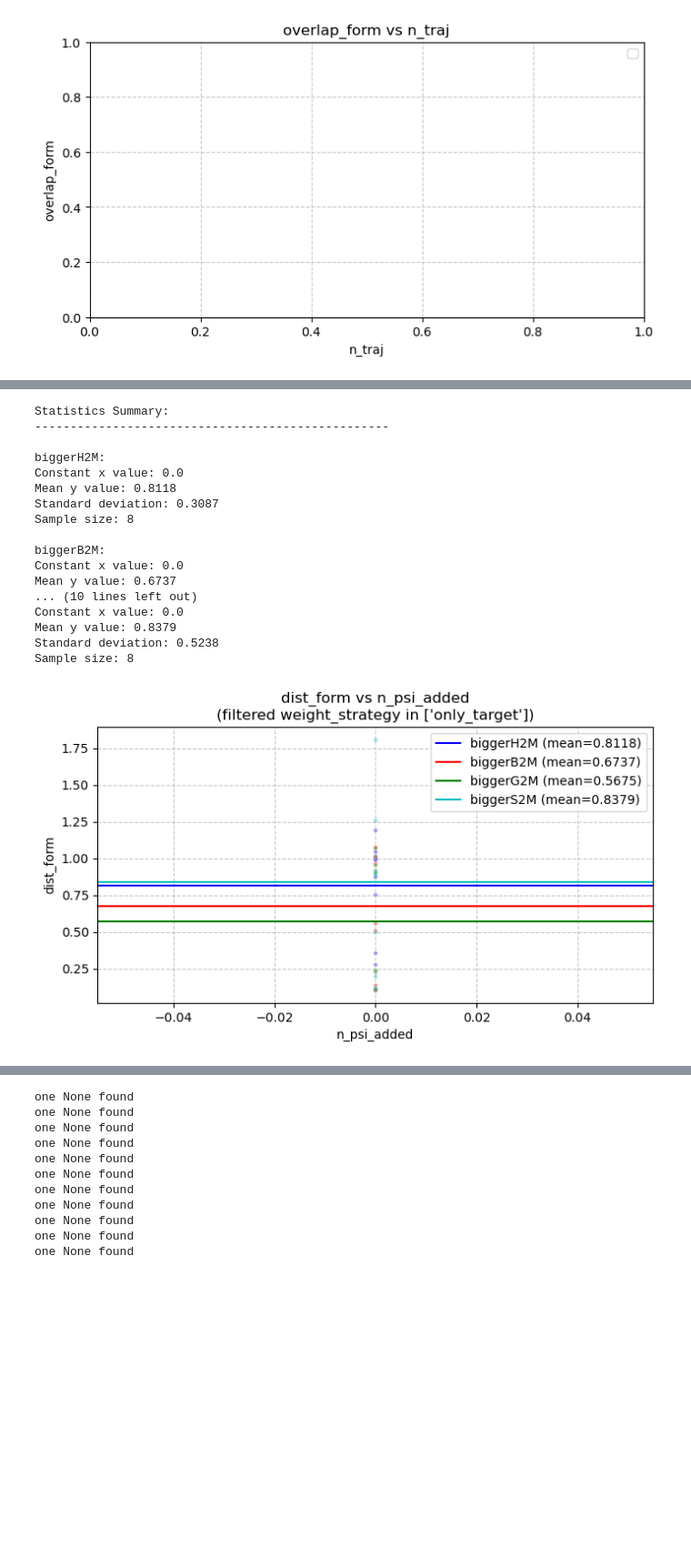
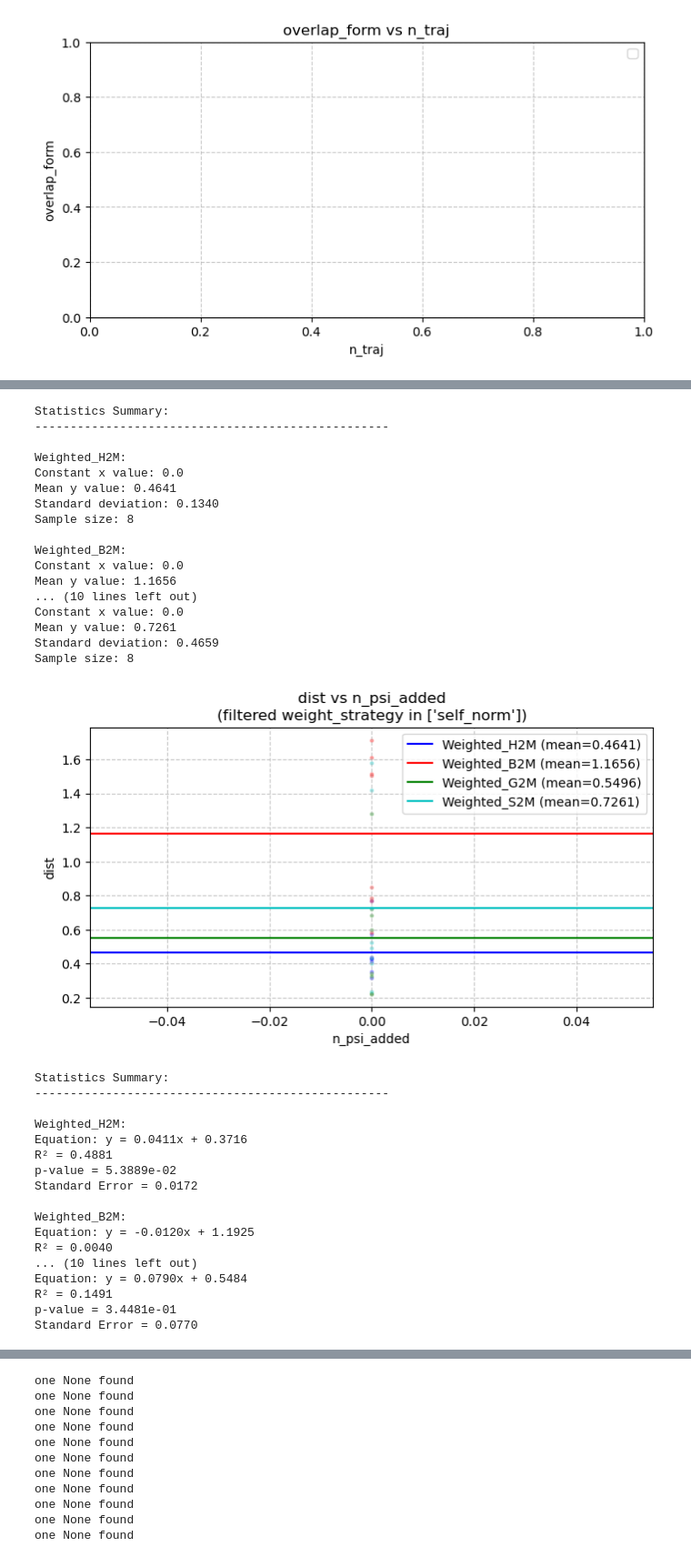
Before and after one commit to Gianmarco-Sarnelli/STL_explainability, a Jupyter notebook: Results_new.ipynb, the cells around one changed output, grey strips where cells are left out. Shown at 91% size. Drawn from its saved outputs; the diff is of its cells as text; code cells hidden in the pictures; blank space fills up the shorter version.

Commit message:
Running a general test on muo with self norm

```diff
--- a/Results_new.ipynb
+++ b/Results_new.ipynb
@@ -398,13 +398,13 @@ Statistics Summary:
 #weight_strategy, n_psi_added, n_traj, target_std, proposal_std, n_traj_points, phi_id, base_xi_id, Dist, Cos_dist, Dist_rho, Norm_proposal, Norm_target, Norm_imp, Pinv_error, Sum_weights, Sum_squared_weights, Elapsed_time, Process_mem, n_e, overlap_form, dist_form, dist_new_kernels, dist_embed ))
 
 
-test_names = ["biggerH2M", "biggerB2M", "biggerG2M", "biggerS2M"]
-y_column = "dist_form"
+test_names = ["Weighted_H2M", "Weighted_B2M", "Weighted_G2M", "Weighted_S2M"]
+y_column = "dist"
 table_name = "results"
-params = ["n_traj", "n_psi_added"]
+params = ["n_traj", "n_psi_added", "phi_id"]
 
 z_column = "weight_strategy"
-focus = ["only_target"]#["self_norm"]
+focus = ["self_norm"]#["only_target"]#["self_norm"]
 
 for x_column in params:
     plot_database_columns(test_names, x_column, y_column, table_name, z_column=z_column, focus=focus)
@@ -430,18 +430,35 @@ Standard Error = 0.0001
 Statistics Summary:
 --------------------------------------------------
 
-biggerH2M:
+Weighted_H2M:
 Constant x value: 0.0
-Mean y value: 0.8118
-Standard deviation: 0.3087
+Mean y value: 0.4641
+Standard deviation: 0.1340
 Sample size: 8
 
-biggerB2M:
+Weighted_B2M:
 Constant x value: 0.0
-Mean y value: 0.6737
+Mean y value: 1.1656
 ... (10 lines left out)
 Constant x value: 0.0
-Mean y value: 0.8379
-Standard deviation: 0.5238
+Mean y value: 0.7261
+Standard deviation: 0.4659
 Sample size: 8
-[figure, old version]
+[figure, new version]
+Statistics Summary:
+--------------------------------------------------
+
+Weighted_H2M:
+Equation: y = 0.0411x + 0.3716
+R² = 0.4881
+p-value = 5.3889e-02
+Standard Error = 0.0172
+
+Weighted_B2M:
+Equation: y = -0.0120x + 1.1925
+R² = 0.0040
+... (10 lines left out)
+Equation: y = 0.0790x + 0.5484
+R² = 0.1491
+p-value = 3.4481e-01
+Standard Error = 0.0770
```
Also changed, not shown: parts of 3 cells of this notebook, 4 other files.
